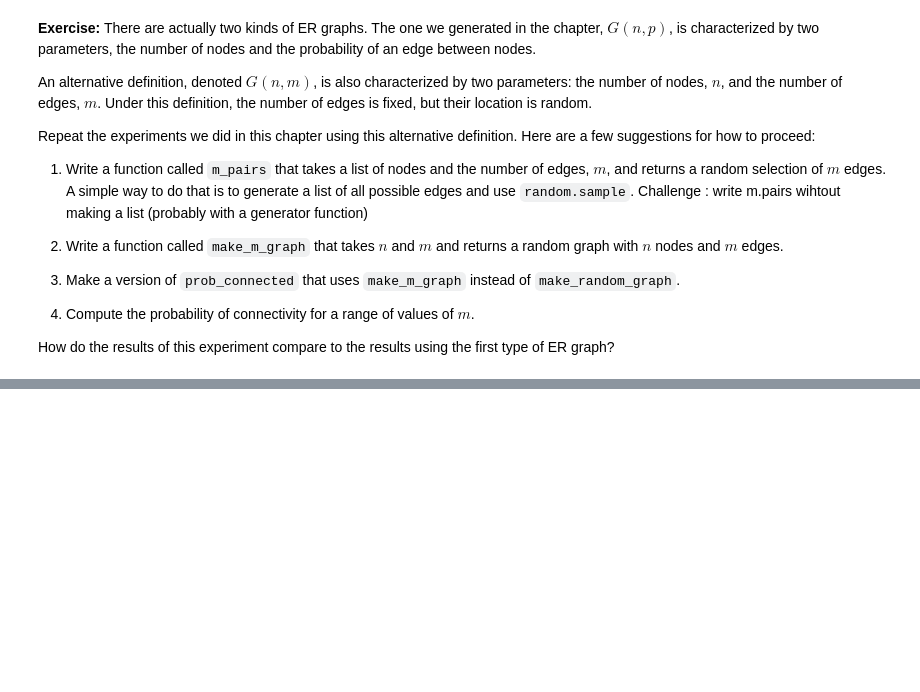
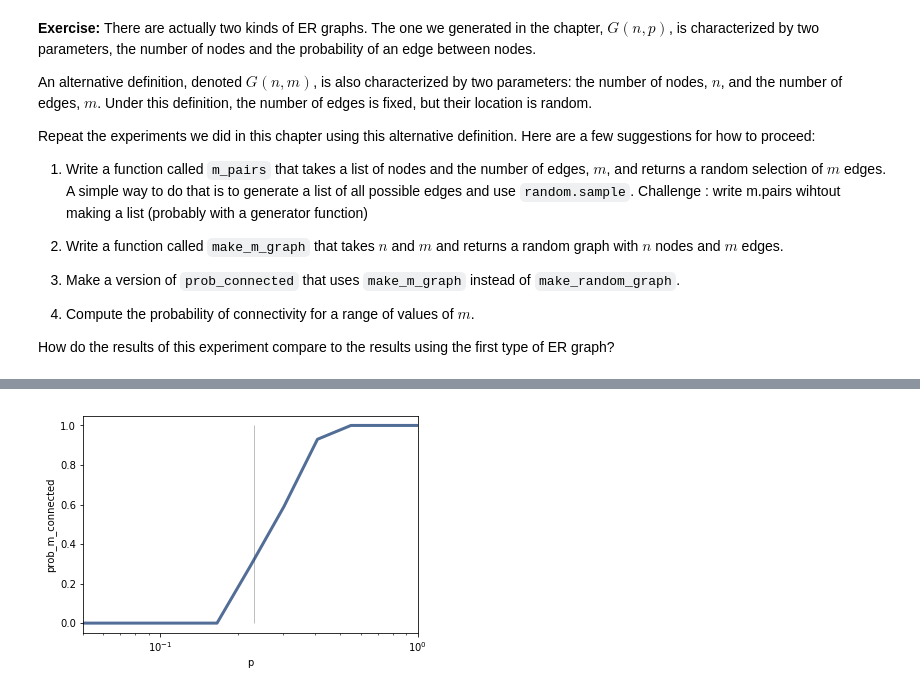
Before and after one commit to SeunginLyu/ThinkComplexity2, a Jupyter notebook: code/chap02mine.ipynb, the cells around one changed output, grey strips where cells are left out. Cells and saved outputs as stored; diff of their text form; code cells hidden in the pictures; blank space fills up the shorter version.

```diff
--- a/code/chap02mine.ipynb
+++ b/code/chap02mine.ipynb
@@ -489,0 +536,11 @@ def m_pairs(nodes, m):
+# %%
+# Solution goes here : Make a version of prob_connected that uses make_m_graph instead of make_random_graph.
+def prob_m_connected(n, m, iters=100):
+    count = 0
+    for i in range(iters):
+        random_m_graph = make_m_graph(n, m)
+        if is_connected(random_m_graph):
+            count += 1
+    return count/iters
+
+prob_m_connected(10, 15)
@@ -489,0 +549,12 @@ def m_pairs(nodes, m):
+# %%
+# Solution goes here : Compute the probability of connectivity for a range of values of  m .
+n = 10
+pstar = np.log(n) / n
+ps = np.logspace(-1.3, 0, 11)
+
+ms = [int(p * n * (n-1) / 2) for p in ps] # m = probability * number of edges for an undirected completed graph with n nodes
+
+ys = [prob_m_connected(n, m, 100) for m in ms]
+
+for p, m, y in zip(ps, ms, ys):
+    print(p, m, y)
@@ -489,0 +573,8 @@ def m_pairs(nodes, m):
+# %%
+# How do the results of this experiment compare to the results using the first type of ER graph?
+# i copied the thinkplot code from above
+thinkplot.vlines([pstar], 0, 1, color='gray')
+thinkplot.plot(ps, ys)
+thinkplot.config(xlabel='p', ylabel='prob_m_connected', xscale='log', xlim=[ps[0], ps[-1]])
+# %% [output]
+[figure, added]
```
Also changed, not shown: parts of 15 cells of this notebook.
